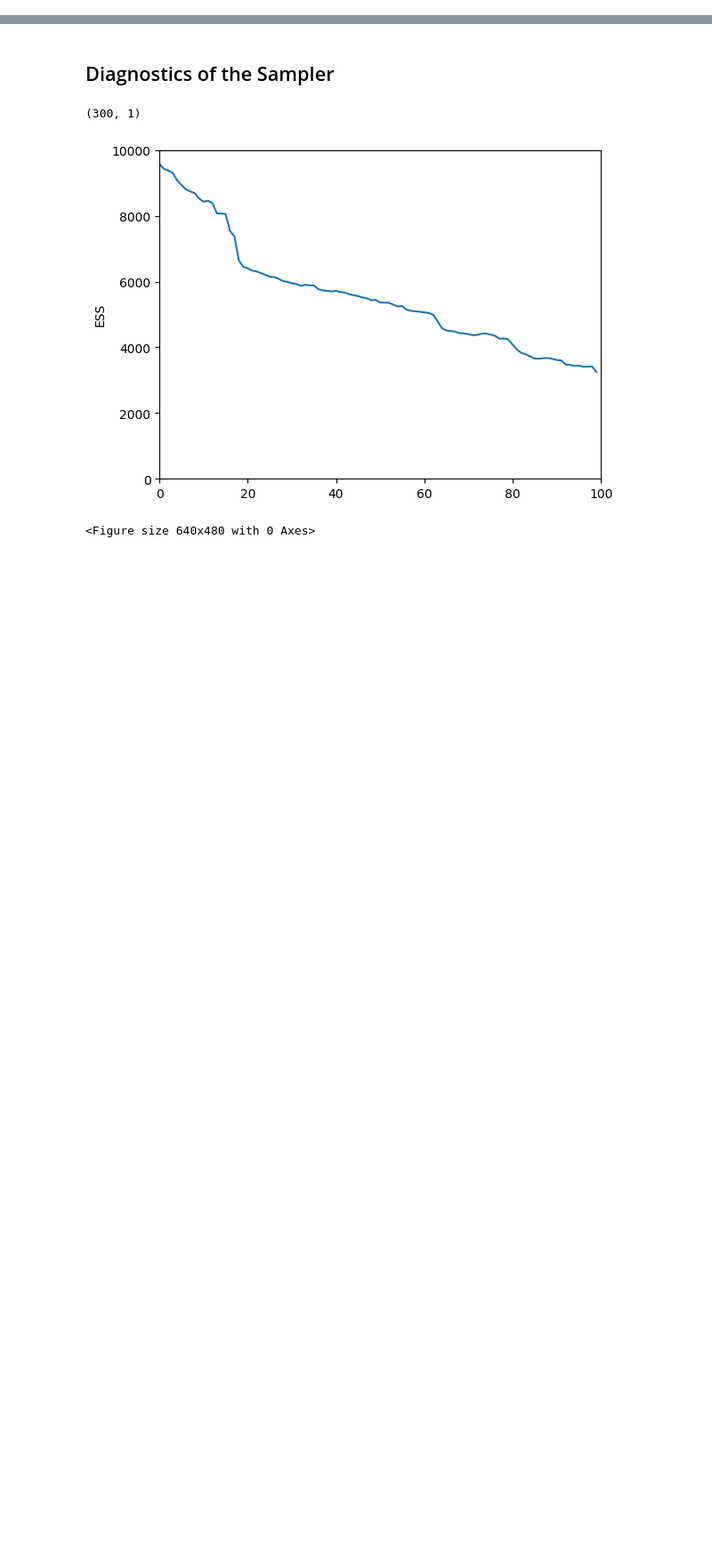
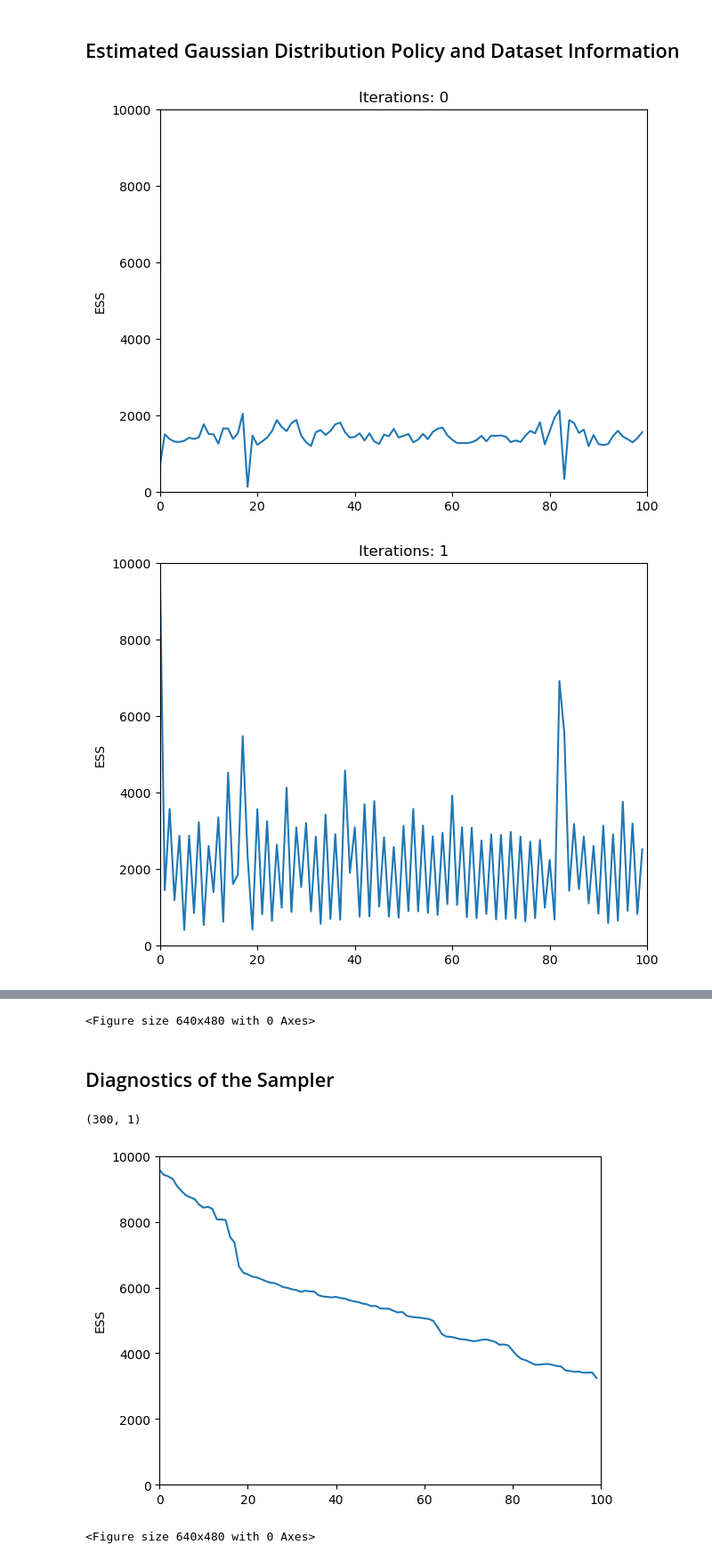
Before and after one commit to hengyuf/VSMCG, a Jupyter notebook: Plot_Sampler.ipynb, the cells around one changed output, grey strips where cells are left out. Shown: that part at 89% size. Cells and saved outputs as stored; diff of their text form; code cells hidden in the pictures; blank space fills up the shorter version.

```diff
--- a/Plot_Sampler.ipynb
+++ b/Plot_Sampler.ipynb
@@ -9,0 +11,7 @@ from sampler_newmodel import *
+# %% [markdown]
+## Estimated Gaussian Distribution Policy and Dataset Information
+# %%
+run_sampler_gaussian()
+# %% [output]
+[figure, added]
+[figure, added]
@@ -10,3 +24,4 @@ from sampler_newmodel import *
+<Figure size 640x480 with 0 Axes>
 # %% [markdown]
 ## Diagnostics of the Sampler
 # %%
```
Also changed, not shown: parts of 2 cells of this notebook.
